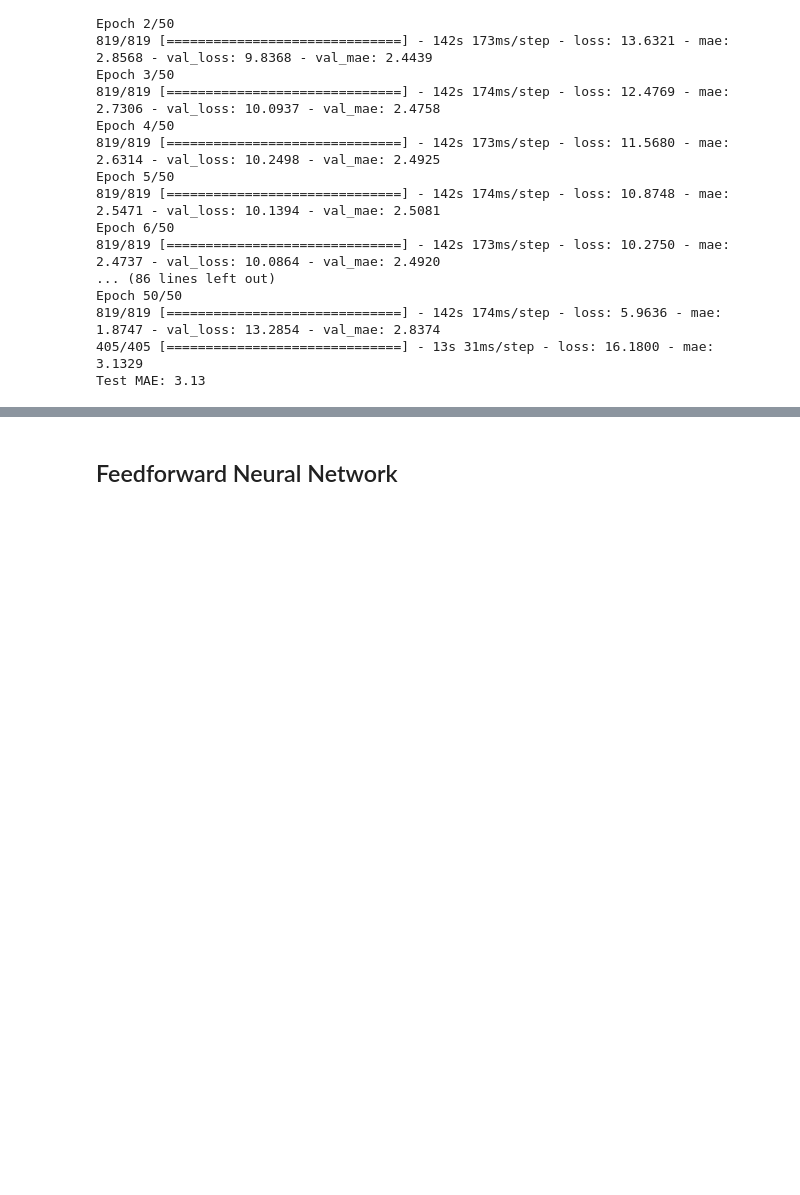
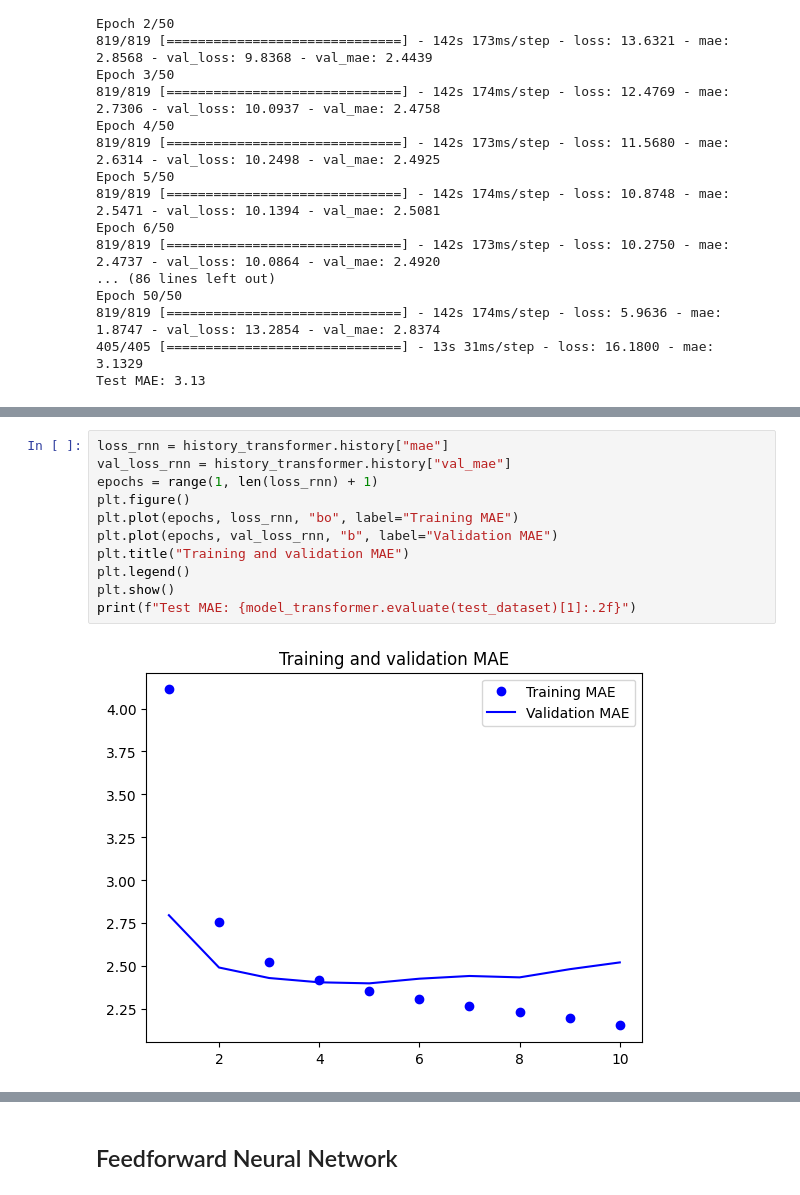
Before and after one commit to gabrielpastori/timeseries, a Jupyter notebook: dl-time-series-python.ipynb, the cells around one changed output, grey strips where cells are left out. Saved outputs shown, nothing was run; the diff lists cells and outputs as text; blank space fills up the shorter version.

Commit message:
add draft for transformer model

```diff
--- a/dl-time-series-python.ipynb
+++ b/dl-time-series-python.ipynb
@@ -700,0 +786,13 @@ Test MAE: 3.13
+# %%
+loss_rnn = history_transformer.history["mae"]
+val_loss_rnn = history_transformer.history["val_mae"]
+epochs = range(1, len(loss_rnn) + 1)
+plt.figure()
+plt.plot(epochs, loss_rnn, "bo", label="Training MAE")
+plt.plot(epochs, val_loss_rnn, "b", label="Validation MAE")
+plt.title("Training and validation MAE")
+plt.legend()
+plt.show()
+print(f"Test MAE: {model_transformer.evaluate(test_dataset)[1]:.2f}")
+# %% [output]
+[figure, added]
```
Also changed, not shown: parts of 13 cells of this notebook.
